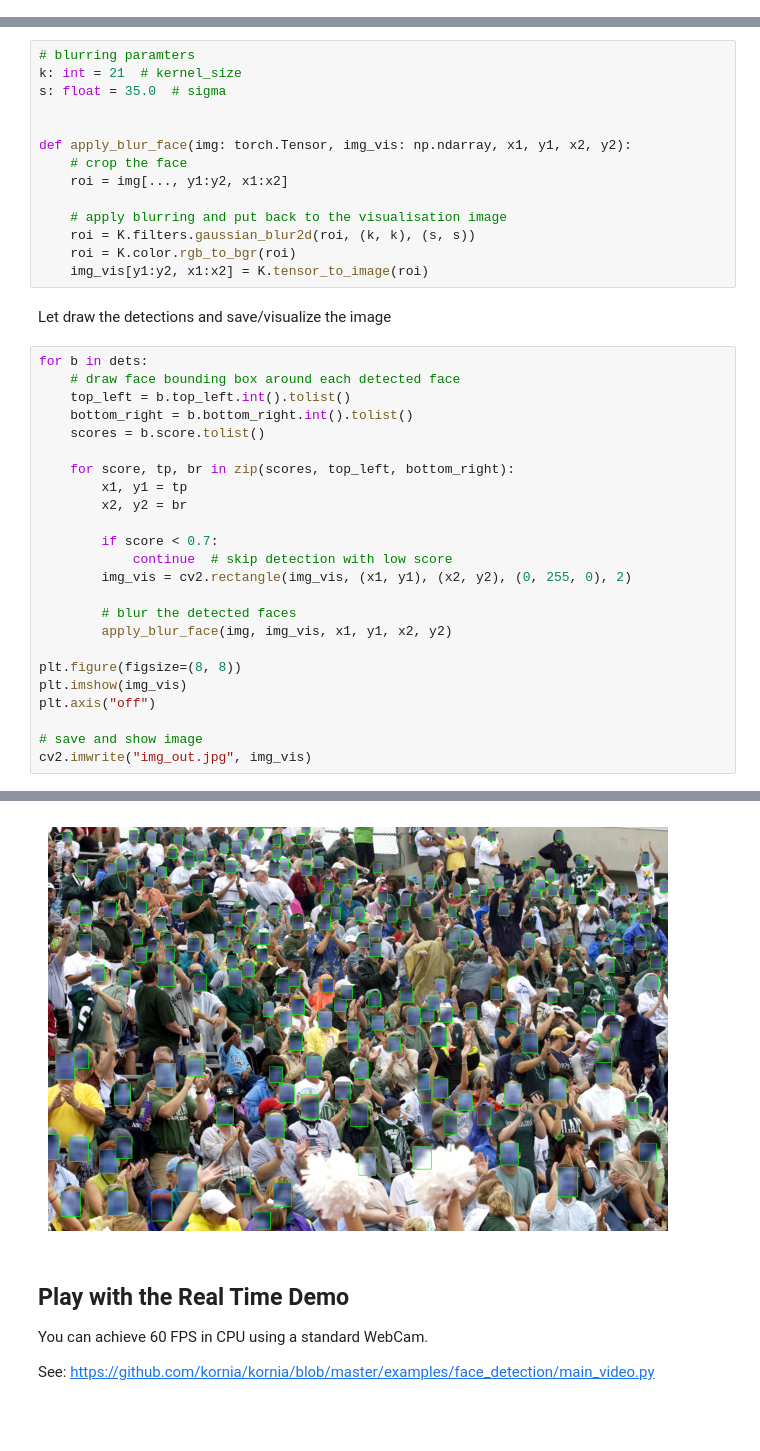
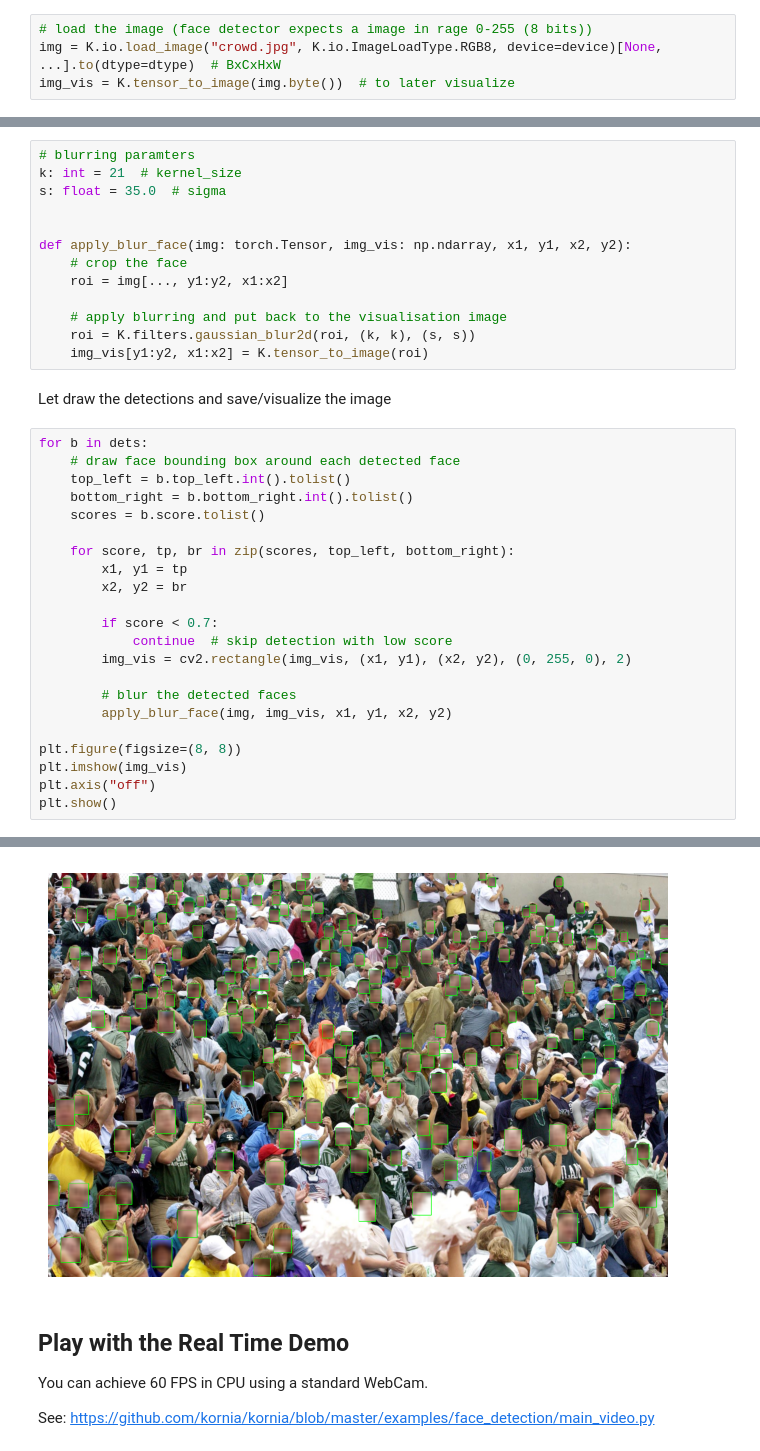
Before and after one commit to kornia/tutorials, a Jupyter notebook: nbs/face_detection.ipynb, the cells around one changed output, grey strips where cells are left out. Saved outputs shown, nothing was run; the diff lists cells and outputs as text; blank space fills up the shorter version.

Commit message:
Use `K.io` in face detection tutorial

```diff
--- a/nbs/face_detection.ipynb
+++ b/nbs/face_detection.ipynb
@@ -45,2 +46,6 @@ img_vis = K.tensor_to_image(img.byte().clone())  # to later visualise
+# %%
+# load the image (face detector expects a image in rage 0-255 (8 bits))
+img = K.io.load_image("crowd.jpg", K.io.ImageLoadType.RGB8, device=device)[None, ...].to(dtype=dtype)  # BxCxHxW
+img_vis = K.tensor_to_image(img.byte())  # to later visualize
 # %%
 plt.figure(figsize=(8, 8))
@@ -76,7 +81,6 @@ def apply_blur_face(img: torch.Tensor, img_vis: np.ndarray, x1, y1, x2, y2):
 
     # apply blurring and put back to the visualisation image
     roi = K.filters.gaussian_blur2d(roi, (k, k), (s, s))
-    roi = K.color.rgb_to_bgr(roi)
     img_vis[y1:y2, x1:x2] = K.tensor_to_image(roi)
 # %% [markdown]
 Let draw the detections and save/visualize the image
@@ -101,7 +105,5 @@ for b in dets:
 plt.figure(figsize=(8, 8))
 plt.imshow(img_vis)
 plt.axis("off")
-
-# save and show image
-cv2.imwrite("img_out.jpg", img_vis)
+plt.show()
 # %% [output]
@@ -109,4 +110,4 @@ True
-[figure, old version]
+[figure, new version]
 # %% [markdown]
 ## Play with the Real Time Demo
 
```
Also changed, not shown: parts of 7 cells of this notebook.
